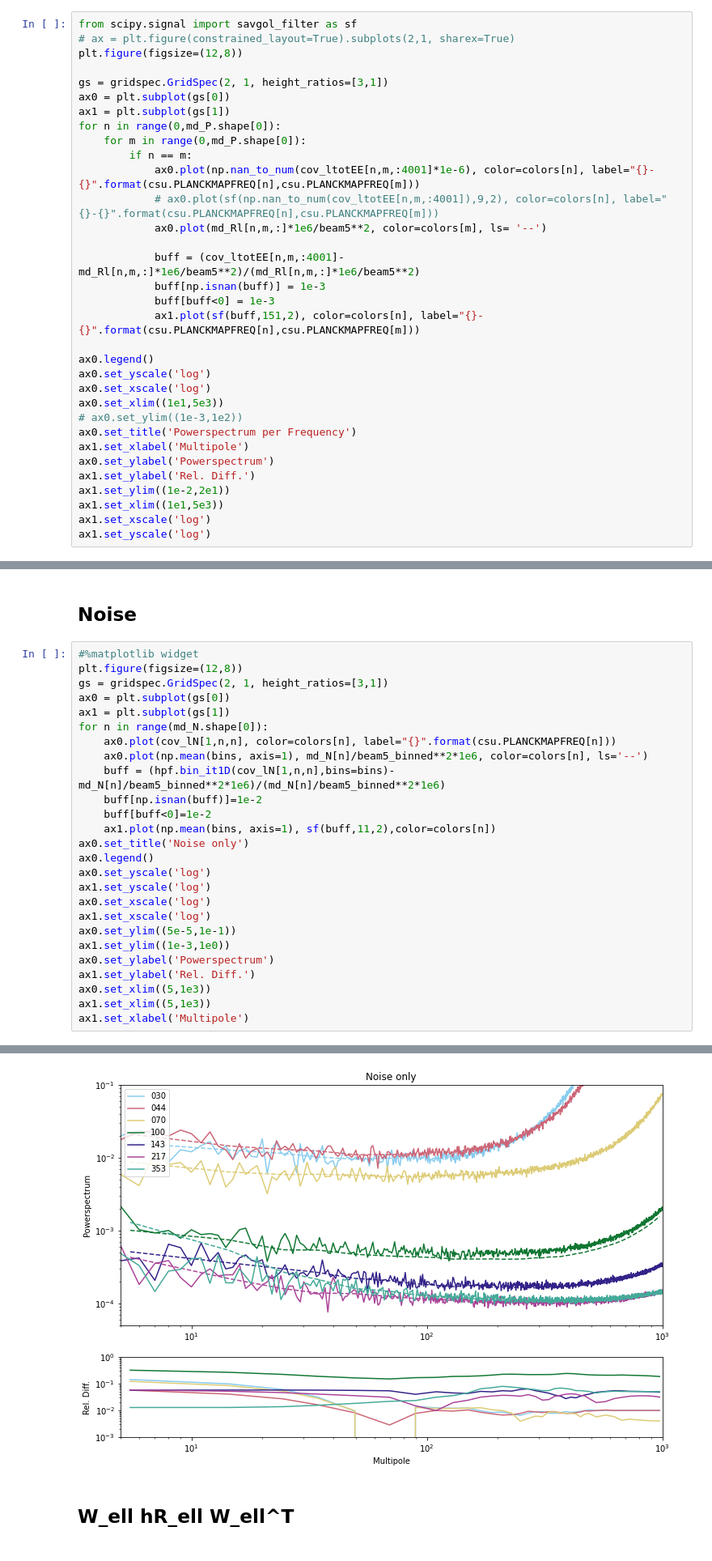
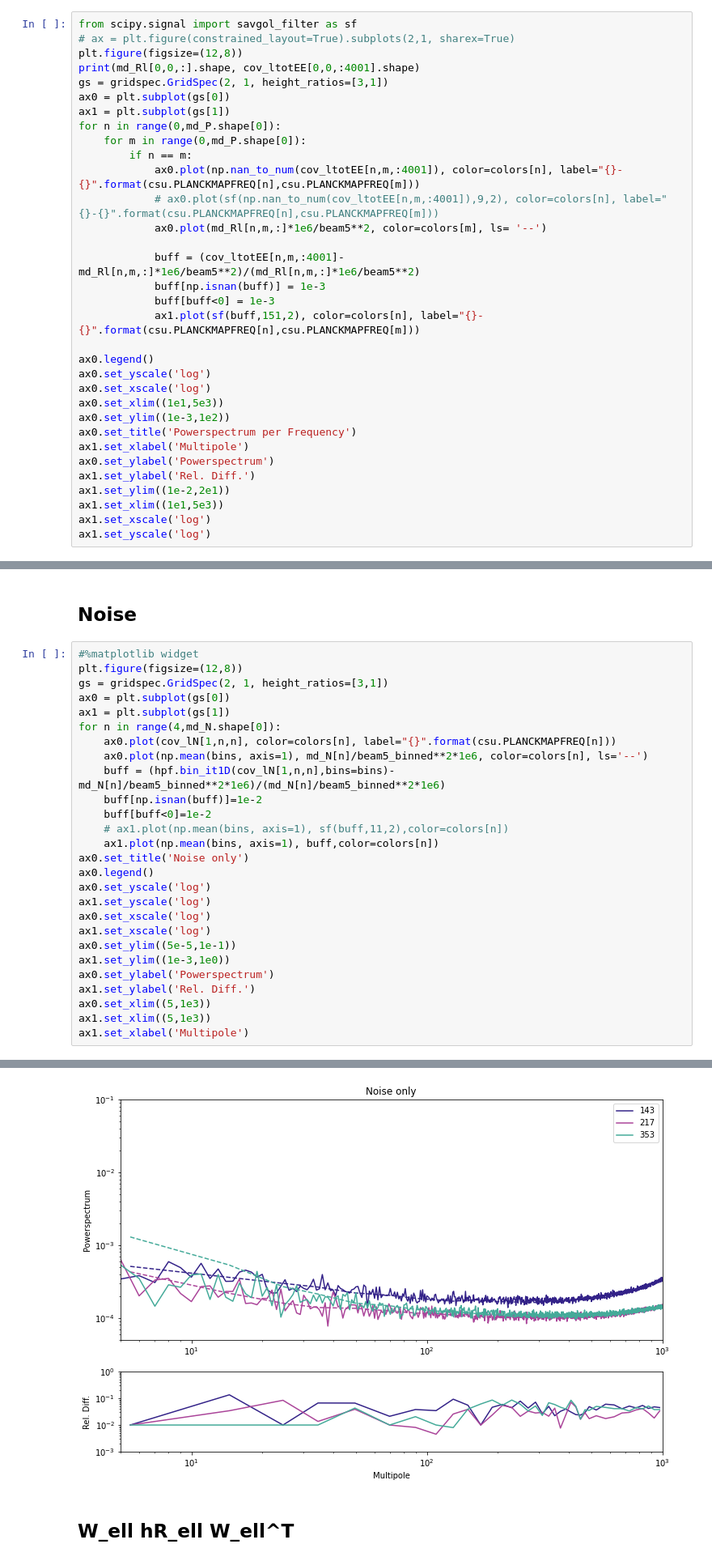
Before and after one commit to Sebastian-Belkner/component_separation, a Jupyter notebook: notebooks/Compare to Maude-DX12.ipynb, the cells around one changed output, grey strips where cells are left out. Shown at 81% size. Drawn from its saved outputs; the diff is of its cells as text.

```diff
--- a/notebooks/Compare to Maude-DX12.ipynb
+++ b/notebooks/Compare to Maude-DX12.ipynb
@@ -137,14 +137,14 @@ md_bins = np.loadtxt("/global/homes/s/sebibel/data/maude/bins.txt")
 from scipy.signal import savgol_filter as sf
 # ax = plt.figure(constrained_layout=True).subplots(2,1, sharex=True)
 plt.figure(figsize=(12,8))
-
+print(md_Rl[0,0,:].shape, cov_ltotEE[0,0,:4001].shape)
 gs = gridspec.GridSpec(2, 1, height_ratios=[3,1])
 ax0 = plt.subplot(gs[0])
 ax1 = plt.subplot(gs[1])
 for n in range(0,md_P.shape[0]):
     for m in range(0,md_P.shape[0]):
         if n == m:
-            ax0.plot(np.nan_to_num(cov_ltotEE[n,m,:4001]*1e-6), color=colors[n], label="{}-{}".format(csu.PLANCKMAPFREQ[n],csu.PLANCKMAPFREQ[m]))
+            ax0.plot(np.nan_to_num(cov_ltotEE[n,m,:4001]), color=colors[n], label="{}-{}".format(csu.PLANCKMAPFREQ[n],csu.PLANCKMAPFREQ[m]))
             # ax0.plot(sf(np.nan_to_num(cov_ltotEE[n,m,:4001]),9,2), color=colors[n], label="{}-{}".format(csu.PLANCKMAPFREQ[n],csu.PLANCKMAPFREQ[m]))
             ax0.plot(md_Rl[n,m,:]*1e6/beam5**2, color=colors[m], ls= '--')
 
@@ -157,7 +157,7 @@ ax0.legend()
 ax0.set_yscale('log')
 ax0.set_xscale('log')
 ax0.set_xlim((1e1,5e3))
-# ax0.set_ylim((1e-3,1e2))
+ax0.set_ylim((1e-3,1e2))
 ax0.set_title('Powerspectrum per Frequency')
 ax1.set_xlabel('Multipole')
 ax0.set_ylabel('Powerspectrum')
@@ -200,32 +204,33 @@ Canvas(toolbar=Toolbar(toolitems=[('Home', 'Reset original view', 'home', 'home'
 # %%
 #%matplotlib widget
 plt.figure(figsize=(12,8))
 gs = gridspec.GridSpec(2, 1, height_ratios=[3,1])
 ax0 = plt.subplot(gs[0])
 ax1 = plt.subplot(gs[1])
-for n in range(md_N.shape[0]):
+for n in range(4,md_N.shape[0]):
     ax0.plot(cov_lN[1,n,n], color=colors[n], label="{}".format(csu.PLANCKMAPFREQ[n]))
     ax0.plot(np.mean(bins, axis=1), md_N[n]/beam5_binned**2*1e6, color=colors[n], ls='--')
     buff = (hpf.bin_it1D(cov_lN[1,n,n],bins=bins)-md_N[n]/beam5_binned**2*1e6)/(md_N[n]/beam5_binned**2*1e6)
     buff[np.isnan(buff)]=1e-2
     buff[buff<0]=1e-2
-    ax1.plot(np.mean(bins, axis=1), sf(buff,11,2),color=colors[n])
+    # ax1.plot(np.mean(bins, axis=1), sf(buff,11,2),color=colors[n])
+    ax1.plot(np.mean(bins, axis=1), buff,color=colors[n])
 ax0.set_title('Noise only')
 ax0.legend()
 ax0.set_yscale('log')
 ax1.set_yscale('log')
 ax0.set_xscale('log')
 ax1.set_xscale('log')
 ax0.set_ylim((5e-5,1e-1))
 ax1.set_ylim((1e-3,1e0))
 ax0.set_ylabel('Powerspectrum')
 ax1.set_ylabel('Rel. Diff.')
 ax0.set_xlim((5,1e3))
 ax1.set_xlim((5,1e3))
 ax1.set_xlabel('Multipole')
 # %% [output]
 Text(0.5, 0, 'Multipole')
-[figure, old version]
+[figure, new version]
 # %% [markdown]
 ## W_ell hR_ell W_ell^T
 # %%
```
Also changed, not shown: parts of 4 cells of this notebook, 17 other files.
